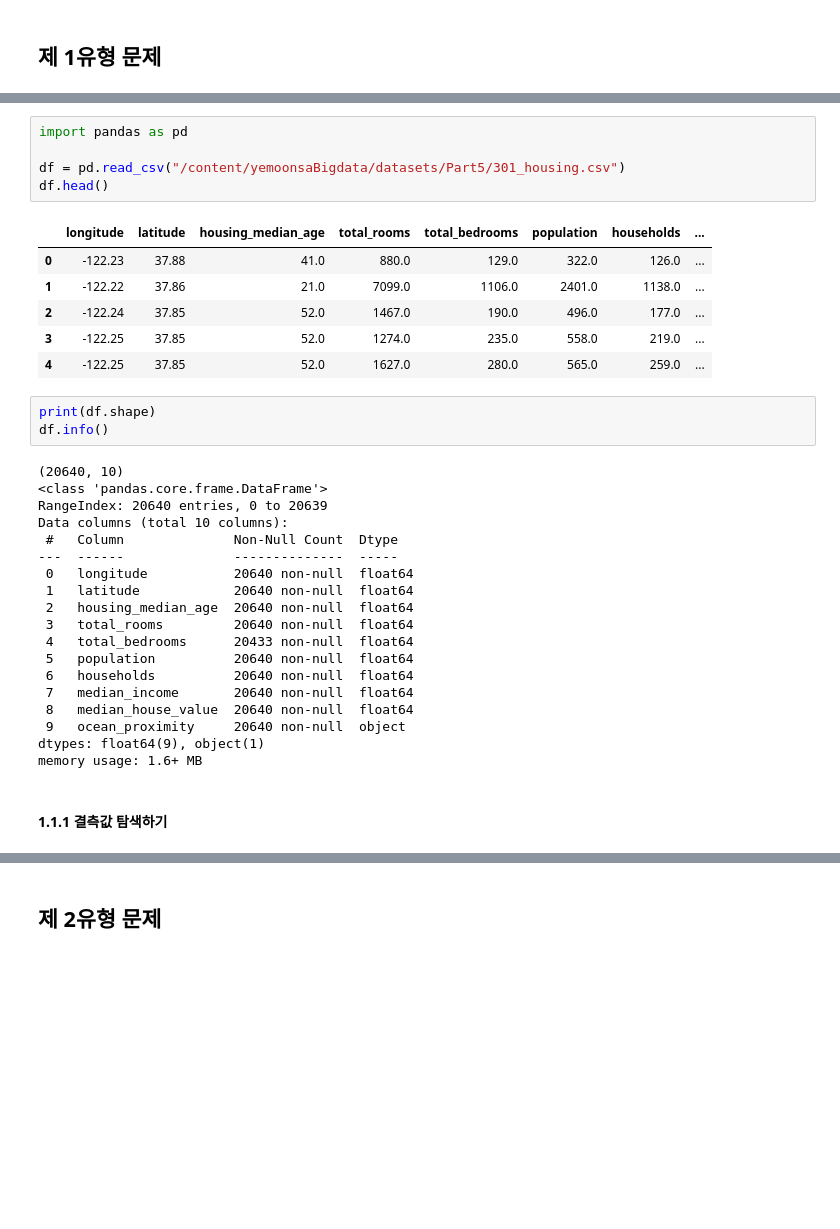
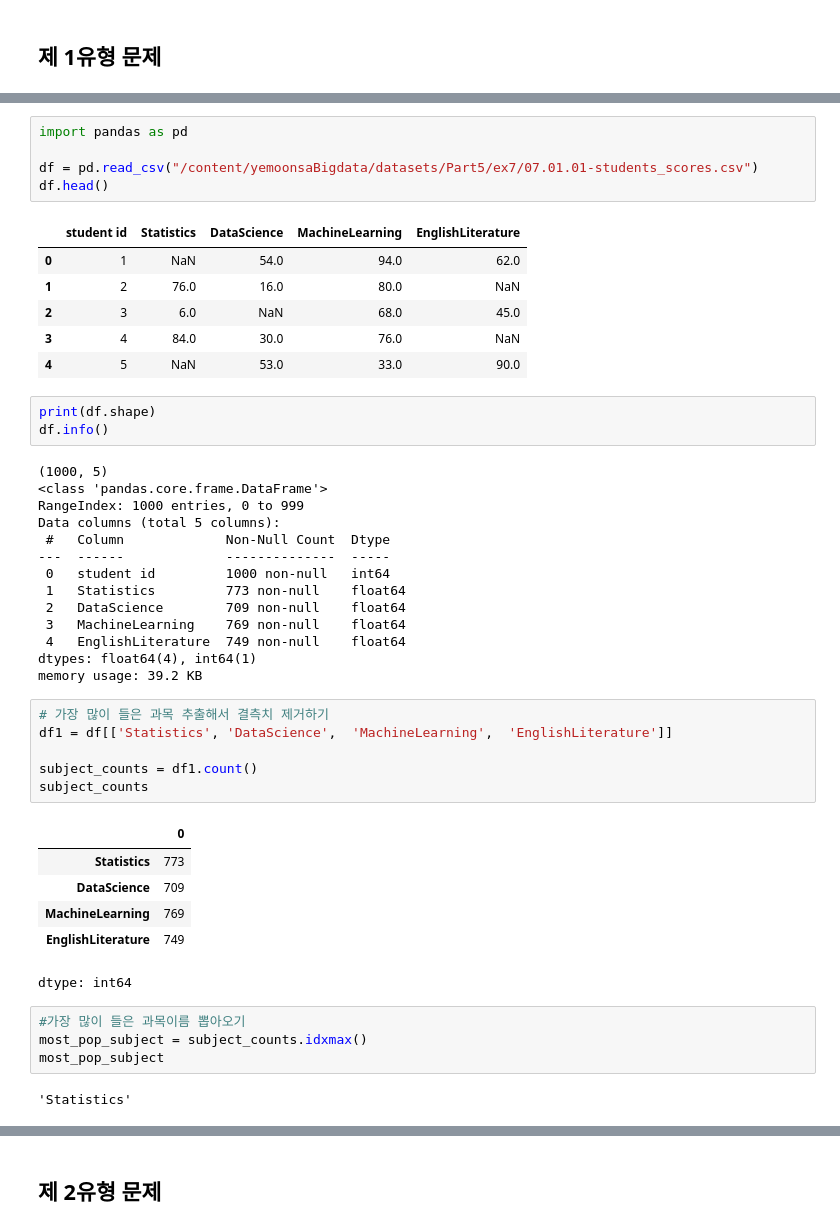
Before and after one commit to va4756/yemoon_bigdata_test, a Jupyter notebook: bigdata_예문_실전문제_example3.ipynb, the cells around one changed output, grey strips where cells are left out. Saved outputs shown, nothing was run; the diff lists cells and outputs as text; blank space fills up the shorter version.

```diff
--- a/bigdata_예문_실전문제_example3.ipynb
+++ b/bigdata_예문_실전문제_example3.ipynb
@@ -849,36 +869,48 @@ Y
 # %%
 import pandas as pd
 
-df = pd.read_csv("/content/yemoonsaBigdata/datasets/Part5/301_housing.csv")
+df = pd.read_csv("/content/yemoonsaBigdata/datasets/Part5/ex7/07.01.01-students_scores.csv")
 df.head()
 # %% [output]
-|  | longitude | latitude | housing_median_age | total_rooms | total_bedrooms | population | households | ... |
-| 0 | -122.23 | 37.88 | 41.0 | 880.0 | 129.0 | 322.0 | 126.0 | ... |
-| 1 | -122.22 | 37.86 | 21.0 | 7099.0 | 1106.0 | 2401.0 | 1138.0 | ... |
-| 2 | -122.24 | 37.85 | 52.0 | 1467.0 | 190.0 | 496.0 | 177.0 | ... |
-| 3 | -122.25 | 37.85 | 52.0 | 1274.0 | 235.0 | 558.0 | 219.0 | ... |
-| 4 | -122.25 | 37.85 | 52.0 | 1627.0 | 280.0 | 565.0 | 259.0 | ... |
+|  | student id | Statistics | DataScience | MachineLearning | EnglishLiterature |
+| 0 | 1 | NaN | 54.0 | 94.0 | 62.0 |
+| 1 | 2 | 76.0 | 16.0 | 80.0 | NaN |
+| 2 | 3 | 6.0 | NaN | 68.0 | 45.0 |
+| 3 | 4 | 84.0 | 30.0 | 76.0 | NaN |
+| 4 | 5 | NaN | 53.0 | 33.0 | 90.0 |
 # %%
 print(df.shape)
 df.info()
 # %% [output]
-(20640, 10)
+(1000, 5)
 <class 'pandas.core.frame.DataFrame'>
-RangeIndex: 20640 entries, 0 to 20639
-Data columns (total 10 columns):
- #   Column              Non-Null Count  Dtype
----  ------              --------------  -----
- 0   longitude           20640 non-null  float64
- 1   latitude            20640 non-null  float64
- 2   housing_median_age  20640 non-null  float64
- 3   total_rooms         20640 non-null  float64
- 4   total_bedrooms      20433 non-null  float64
- 5   population          20640 non-null  float64
- 6   households          20640 non-null  float64
- 7   median_income       20640 non-null  float64
- 8   median_house_value  20640 non-null  float64
- 9   ocean_proximity     20640 non-null  object
-dtypes: float64(9), object(1)
-memory usage: 1.6+ MB
+RangeIndex: 1000 entries, 0 to 999
+Data columns (total 5 columns):
+ #   Column             Non-Null Count  Dtype
+---  ------             --------------  -----
+ 0   student id         1000 non-null   int64
+ 1   Statistics         773 non-null    float64
+ 2   DataScience        709 non-null    float64
+ 3   MachineLearning    769 non-null    float64
+ 4   EnglishLiterature  749 non-null    float64
+dtypes: float64(4), int64(1)
+memory usage: 39.2 KB
-# %% [markdown]
-#### 1.1.1 결측값 탐색하기
+# %%
+# 가장 많이 들은 과목 추출해서 결측치 제거하기
+df1 = df[['Statistics',	'DataScience',	'MachineLearning',	'EnglishLiterature']]
+
+subject_counts = df1.count()
+subject_counts
+# %% [output]
+|  | 0 |
+| Statistics | 773 |
+| DataScience | 709 |
+| MachineLearning | 769 |
+| EnglishLiterature | 749 |
+dtype: int64
+# %%
+#가장 많이 들은 과목이름 뽑아오기
+most_pop_subject = subject_counts.idxmax()
+most_pop_subject
+# %% [output]
+'Statistics'
```
Also changed, not shown: parts of 47 cells of this notebook.
